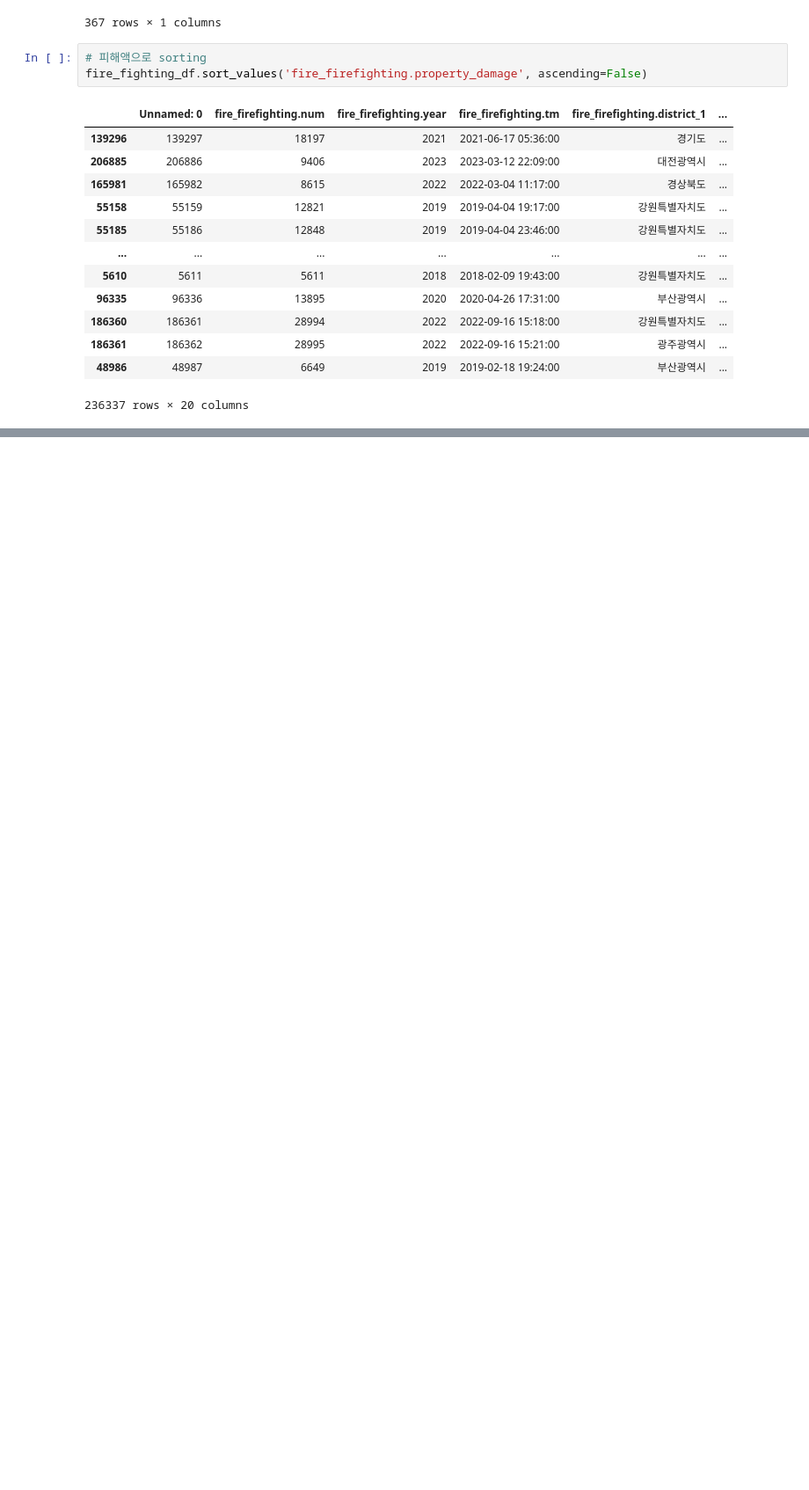
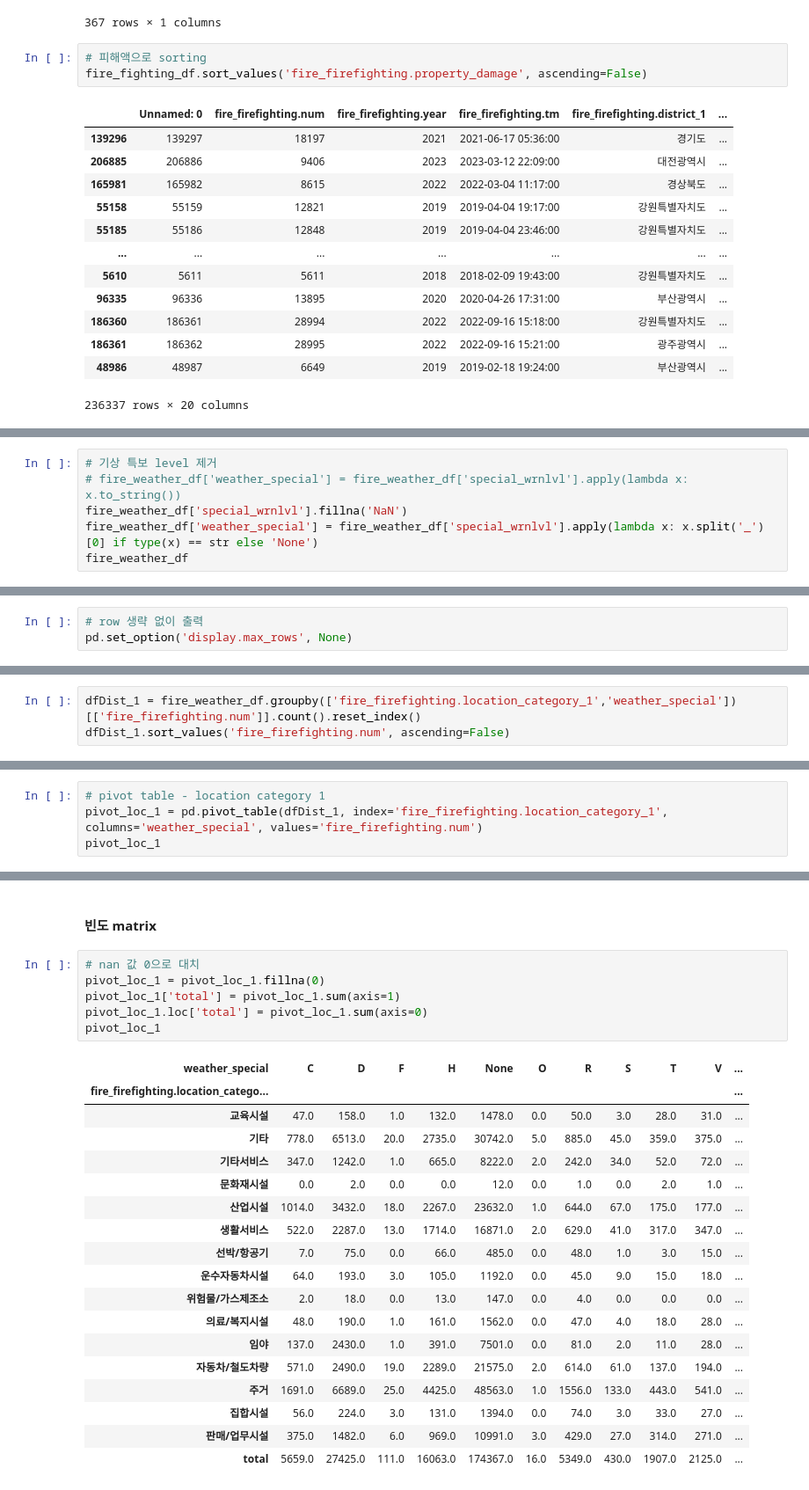
Before and after one commit to jennynoh/weather.go-data-contest, a Jupyter notebook: 상관관계.ipynb, the cells around one changed output, grey strips where cells are left out. Shown at 88% size. Drawn from its saved outputs; the diff is of its cells as text; blank space fills up the shorter version.

```diff
--- a/상관관계.ipynb
+++ b/상관관계.ipynb
@@ -148,0 +408,6 @@ fire_fighting_df.sort_values('fire_firefighting.property_damage', ascending=Fals
+# %%
+# 기상 특보 level 제거
+# fire_weather_df['weather_special'] = fire_weather_df['special_wrnlvl'].apply(lambda x: x.to_string())
+fire_weather_df['special_wrnlvl'].fillna('NaN')
+fire_weather_df['weather_special'] = fire_weather_df['special_wrnlvl'].apply(lambda x: x.split('_')[0] if type(x) == str else 'None')
+fire_weather_df
@@ -148,0 +469,3 @@ fire_fighting_df.sort_values('fire_firefighting.property_damage', ascending=Fals
+# %%
+# row 생략 없이 출력
+pd.set_option('display.max_rows', None)
@@ -148,0 +474,3 @@ fire_fighting_df.sort_values('fire_firefighting.property_damage', ascending=Fals
+# %%
+dfDist_1 = fire_weather_df.groupby(['fire_firefighting.location_category_1','weather_special'])[['fire_firefighting.num']].count().reset_index()
+dfDist_1.sort_values('fire_firefighting.num', ascending=False)
@@ -148,0 +495,4 @@ fire_fighting_df.sort_values('fire_firefighting.property_damage', ascending=Fals
+# %%
+# pivot table - location category 1
+pivot_loc_1 = pd.pivot_table(dfDist_1, index='fire_firefighting.location_category_1', columns='weather_special', values='fire_firefighting.num')
+pivot_loc_1
@@ -148,0 +517,27 @@ fire_fighting_df.sort_values('fire_firefighting.property_damage', ascending=Fals
+# %% [markdown]
+#### 빈도 matrix
+# %%
+# nan 값 0으로 대치
+pivot_loc_1 = pivot_loc_1.fillna(0)
+pivot_loc_1['total'] = pivot_loc_1.sum(axis=1)
+pivot_loc_1.loc['total'] = pivot_loc_1.sum(axis=0)
+pivot_loc_1
+# %% [output]
+| weather_special | C | D | F | H | None | O | R | S | T | V | ... |
+| fire_firefighting.location_catego... |  |  |  |  |  |  |  |  |  |  | ... |
+| 교육시설 | 47.0 | 158.0 | 1.0 | 132.0 | 1478.0 | 0.0 | 50.0 | 3.0 | 28.0 | 31.0 | ... |
+| 기타 | 778.0 | 6513.0 | 20.0 | 2735.0 | 30742.0 | 5.0 | 885.0 | 45.0 | 359.0 | 375.0 | ... |
+| 기타서비스 | 347.0 | 1242.0 | 1.0 | 665.0 | 8222.0 | 2.0 | 242.0 | 34.0 | 52.0 | 72.0 | ... |
+| 문화재시설 | 0.0 | 2.0 | 0.0 | 0.0 | 12.0 | 0.0 | 1.0 | 0.0 | 2.0 | 1.0 | ... |
+| 산업시설 | 1014.0 | 3432.0 | 18.0 | 2267.0 | 23632.0 | 1.0 | 644.0 | 67.0 | 175.0 | 177.0 | ... |
+| 생활서비스 | 522.0 | 2287.0 | 13.0 | 1714.0 | 16871.0 | 2.0 | 629.0 | 41.0 | 317.0 | 347.0 | ... |
+| 선박/항공기 | 7.0 | 75.0 | 0.0 | 66.0 | 485.0 | 0.0 | 48.0 | 1.0 | 3.0 | 15.0 | ... |
+| 운수자동차시설 | 64.0 | 193.0 | 3.0 | 105.0 | 1192.0 | 0.0 | 45.0 | 9.0 | 15.0 | 18.0 | ... |
+| 위험물/가스제조소 | 2.0 | 18.0 | 0.0 | 13.0 | 147.0 | 0.0 | 4.0 | 0.0 | 0.0 | 0.0 | ... |
+| 의료/복지시설 | 48.0 | 190.0 | 1.0 | 161.0 | 1562.0 | 0.0 | 47.0 | 4.0 | 18.0 | 28.0 | ... |
+| 임야 | 137.0 | 2430.0 | 1.0 | 391.0 | 7501.0 | 0.0 | 81.0 | 2.0 | 11.0 | 28.0 | ... |
+| 자동차/철도차량 | 571.0 | 2490.0 | 19.0 | 2289.0 | 21575.0 | 2.0 | 614.0 | 61.0 | 137.0 | 194.0 | ... |
+| 주거 | 1691.0 | 6689.0 | 25.0 | 4425.0 | 48563.0 | 1.0 | 1556.0 | 133.0 | 443.0 | 541.0 | ... |
+| 집합시설 | 56.0 | 224.0 | 3.0 | 131.0 | 1394.0 | 0.0 | 74.0 | 3.0 | 33.0 | 27.0 | ... |
+| 판매/업무시설 | 375.0 | 1482.0 | 6.0 | 969.0 | 10991.0 | 3.0 | 429.0 | 27.0 | 314.0 | 271.0 | ... |
+| total | 5659.0 | 27425.0 | 111.0 | 16063.0 | 174367.0 | 16.0 | 5349.0 | 430.0 | 1907.0 | 2125.0 | ... |
```
Also changed, not shown: parts of 82 cells of this notebook, 16 other files.
